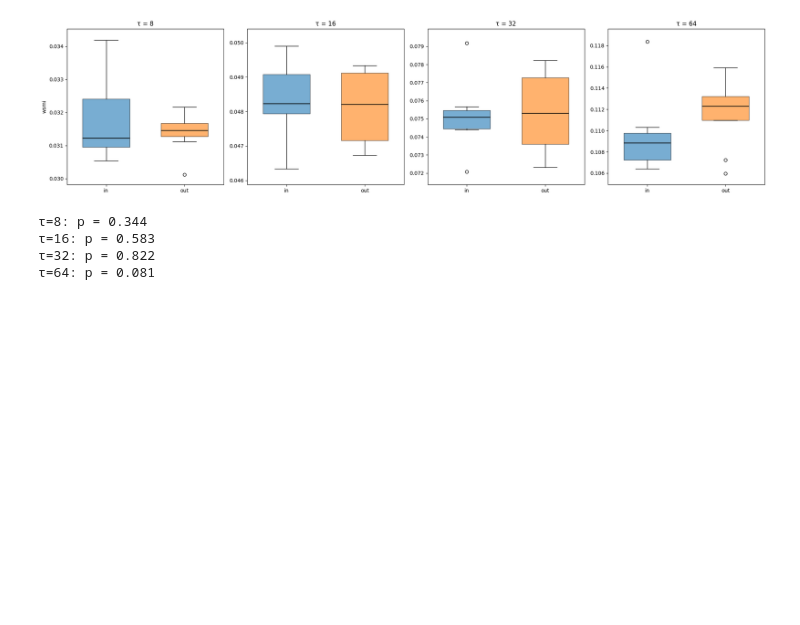
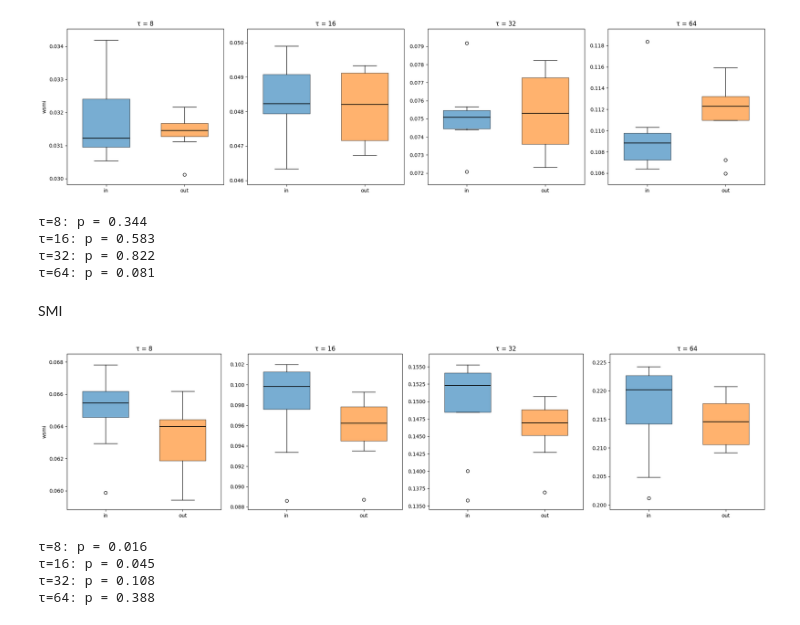
Before and after one commit to joshuuatson/nice, a Jupyter notebook: AllCode/JupyterNotebooks/AG070525_making_boxplots/wsmiplots.ipynb, the cells around one changed output. Saved outputs shown, nothing was run; the diff lists cells and outputs as text; code cells hidden in the pictures; blank space fills up the shorter version.

```diff
--- a/AllCode/JupyterNotebooks/AG070525_making_boxplots/wsmiplots.ipynb
+++ b/AllCode/JupyterNotebooks/AG070525_making_boxplots/wsmiplots.ipynb
@@ -149,0 +154,21 @@ for idx, τ in enumerate(tau_values):
+# %%
+data_in = {'0': [np.float64(0.06781990567038337), np.float64(0.06562358852536695), np.float64(0.06609226332861748), np.float64(0.06525837607465595), np.float64(0.06642209294712612), np.float64(0.05987353726547617), np.float64(0.06293731020395153), np.float64(0.06509221874344151)], '1': [np.float64(0.10134030352675222), np.float64(0.09898434642800177), np.float64(0.1020142195303442), np.float64(0.10126807915329472), np.float64(0.10045616115860265), np.float64(0.08862225463856006), np.float64(0.09337885366219917), np.float64(0.09919806721108171)], '2': [np.float64(0.1552796705624839), np.float64(0.15228982894221757), np.float64(0.15484245688249013), np.float64(0.15130190525910314), np.float64(0.152364808329242), np.float64(0.1358273192638285), np.float64(0.14002641003783475), np.float64(0.15383440857793274)], '3': [np.float64(0.2242401070360421), np.float64(0.22244602885653852), np.float64(0.22346607769854493), np.float64(0.2173388335483347), np.float64(0.2203038653523814), np.float64(0.20484580906880856), np.float64(0.20116600849620644), np.float64(0.22005625677735655)]}
+# %% [markdown]
+SMI
+# %%
+data_out = {'0': [np.float64(0.06434092667592874), np.float64(0.061356120062254105), np.float64(0.06468040955306767), np.float64(0.06374344576656134), np.float64(0.06617991988490304), np.float64(0.05942181114801953), np.float64(0.062025020791335816), np.float64(0.06425722587050395)], '1': [np.float64(0.0974489224966715), np.float64(0.09352838329209771), np.float64(0.09904674731931756), np.float64(0.09482283527559207), np.float64(0.0992944509572306), np.float64(0.08871477541714634), np.float64(0.09570905362499604), np.float64(0.09674763595577762)], '2': [np.float64(0.14595484081655827), np.float64(0.14270657434626755), np.float64(0.15075095138866204), np.float64(0.14764034571648604), np.float64(0.1497049330836601), np.float64(0.13696007725346818), np.float64(0.1462719118442721), np.float64(0.1485356967297158)], '3': [np.float64(0.21429355654619503), np.float64(0.21068655945820217), np.float64(0.22078069144623952), np.float64(0.21798655935675676), np.float64(0.2177356500516107), np.float64(0.20917991031200264), np.float64(0.21023271047165934), np.float64(0.21488495835999655)]}
+# %%
+#calling again
+plot_wsmi_boxplots(data_in, data_out, tau_values)
+from scipy.stats import ttest_rel
+
+
+for idx, τ in enumerate(tau_values):
+    t, p = ttest_rel(data_in[str(idx)], data_out[str(idx)])
+    print(f"τ={τ}: p = {p:.3f}")
+# %% [output]
+[figure, added]
+τ=8: p = 0.016
+τ=16: p = 0.045
+τ=32: p = 0.108
+τ=64: p = 0.388
```
Also changed, not shown: parts of 3 cells of this notebook, 16 other files.
